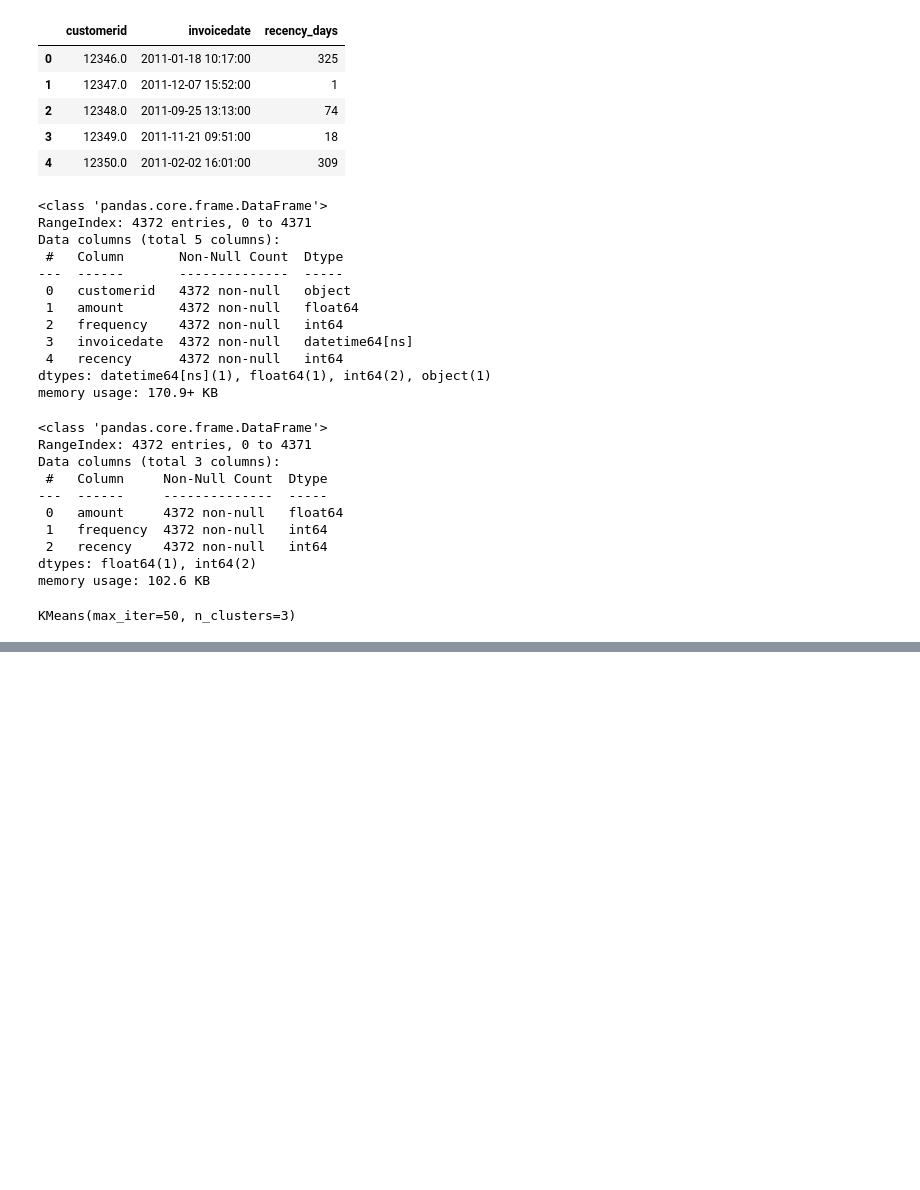
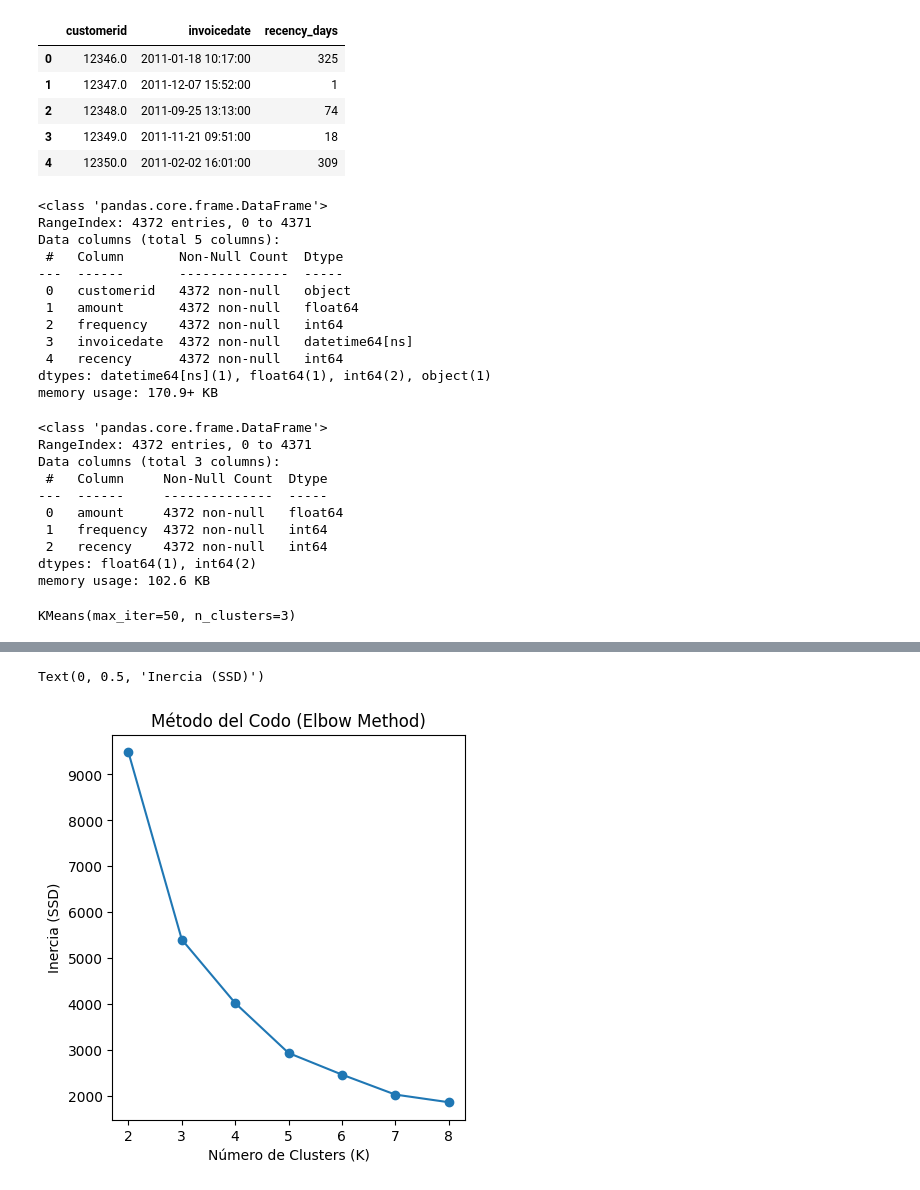
Before and after one commit to Ricastaneda13/Project_ML_4Geeks, a Jupyter notebook: project_ml.ipynb, the cells around one changed output, grey strips where cells are left out. Drawn from its saved outputs; the diff is of its cells as text; code cells hidden in the pictures; blank space fills up the shorter version.

```diff
--- a/project_ml.ipynb
+++ b/project_ml.ipynb
@@ -282,2 +283,30 @@ plt.show()
 # %%
 df_rfm.to_csv('dataset/rfm_data.csv', index=False)
+# %%
+ssd = [] # Suma de los cuadrados de las distancias (Inercia)
+silhouette_scores = []
+range_n_clusters = [2, 3, 4, 5, 6, 7, 8]
+
+for num_clusters in range_n_clusters:
+    # Entrenar el modelo
+    kmeans = KMeans(n_clusters=num_clusters, max_iter=50, random_state=42)
+    kmeans.fit(rfm_scaled)
+
+    # método codo
+    ssd.append(kmeans.inertia_)
+
+    # 2. Análisis Silueta
+    cluster_labels = kmeans.labels_
+    silhouette_avg = silhouette_score(rfm_scaled, cluster_labels)
+    silhouette_scores.append(silhouette_avg)
+# %%
+plt.figure(figsize=(10, 5))
+
+plt.subplot(1, 2, 1) # 1 fila, 2 columnas, gráfico 1
+plt.plot(range_n_clusters, ssd, marker='o')
+plt.title('Método del Codo (Elbow Method)')
+plt.xlabel('Número de Clusters (K)')
+plt.ylabel('Inercia (SSD)')
+# %% [output]
+Text(0, 0.5, 'Inercia (SSD)')
+[figure, added]
```
Also changed, not shown: parts of 8 cells of this notebook, 4 other files.
